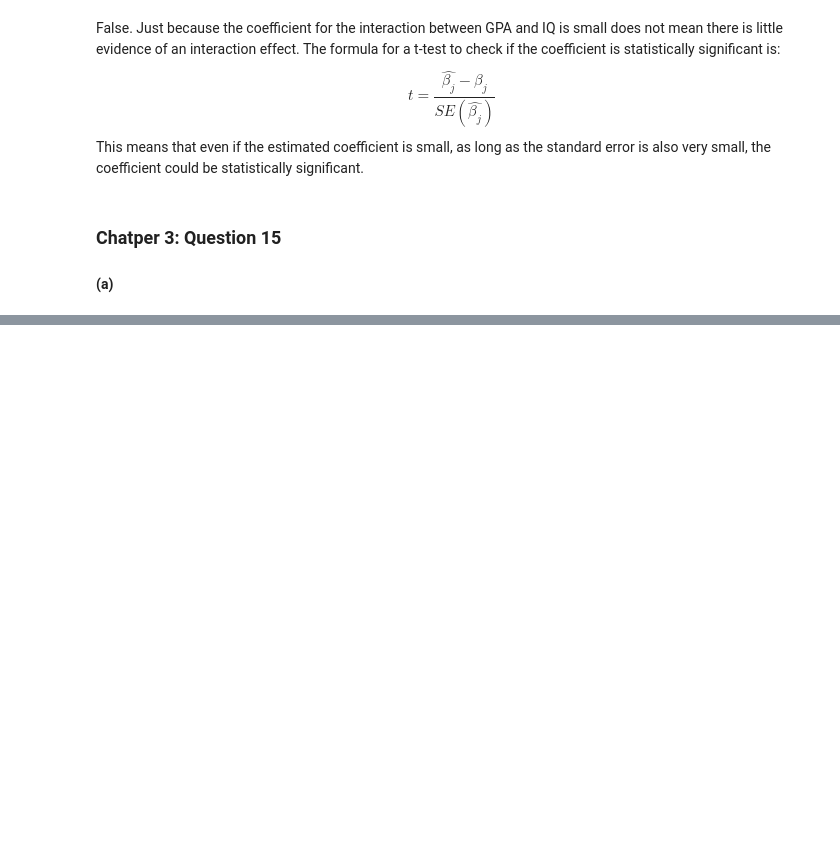
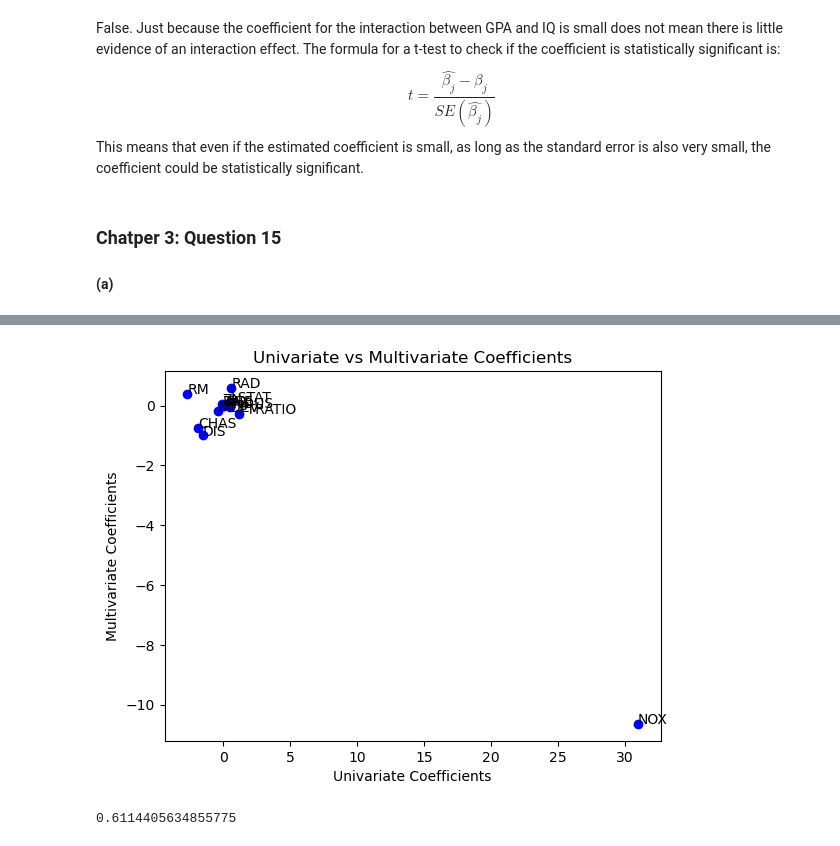
Before and after one commit to rjcampo/Machine-Learning, a Jupyter notebook: Problem Set 1.ipynb, the cells around one changed output, grey strips where cells are left out. Drawn from its saved outputs; the diff is of its cells as text; code cells hidden in the pictures; blank space fills up the shorter version.

```diff
--- a/Problem Set 1.ipynb
+++ b/Problem Set 1.ipynb
@@ -259,0 +329,7 @@ X_train, X_test, y_train, y_test = train_test_split(
+# %%
+X = df_boston[predictors]
+X = sm.add_constant(X) # add intercept to regression model
+y = df_boston["CRIM"]
+
+model = sm.OLS(y, X).fit()
+model.summary()
@@ -259,0 +374,10 @@ X_train, X_test, y_train, y_test = train_test_split(
+# %%
+multi_coefs = model.params.drop("const")
+
+# https://stackoverflow.com/a/47561390
+uni_vs_multi = pd.DataFrame(
+    {"univariate coefficients": pd.Series(univar_coefs),
+     "multivariate coefficients": multi_coefs}
+     )
+
+uni_vs_multi
@@ -259,0 +399,27 @@ X_train, X_test, y_train, y_test = train_test_split(
+# %%
+fig, ax = plt.subplots()
+
+ax.scatter(
+    uni_vs_multi['univariate coefficients'],
+    uni_vs_multi['multivariate coefficients'],
+    color='blue'
+    )
+
+ax.set_title('Univariate vs Multivariate Coefficients')
+ax.set_xlabel('Univariate Coefficients')
+ax.set_ylabel('Multivariate Coefficients')
+
+# Add labels for each point
+for i, label in enumerate(uni_vs_multi.index):
+    ax.annotate(
+        label,
+        (uni_vs_multi['univariate coefficients'][i],
+         uni_vs_multi['multivariate coefficients'][i])
+         )
+
+plt.show()
+
+print(df_boston["NOX"].corr(df_boston["RAD"]))
+# %% [output]
+[figure, added]
+0.6114405634855775
```
Also changed, not shown: parts of 13 cells of this notebook.
